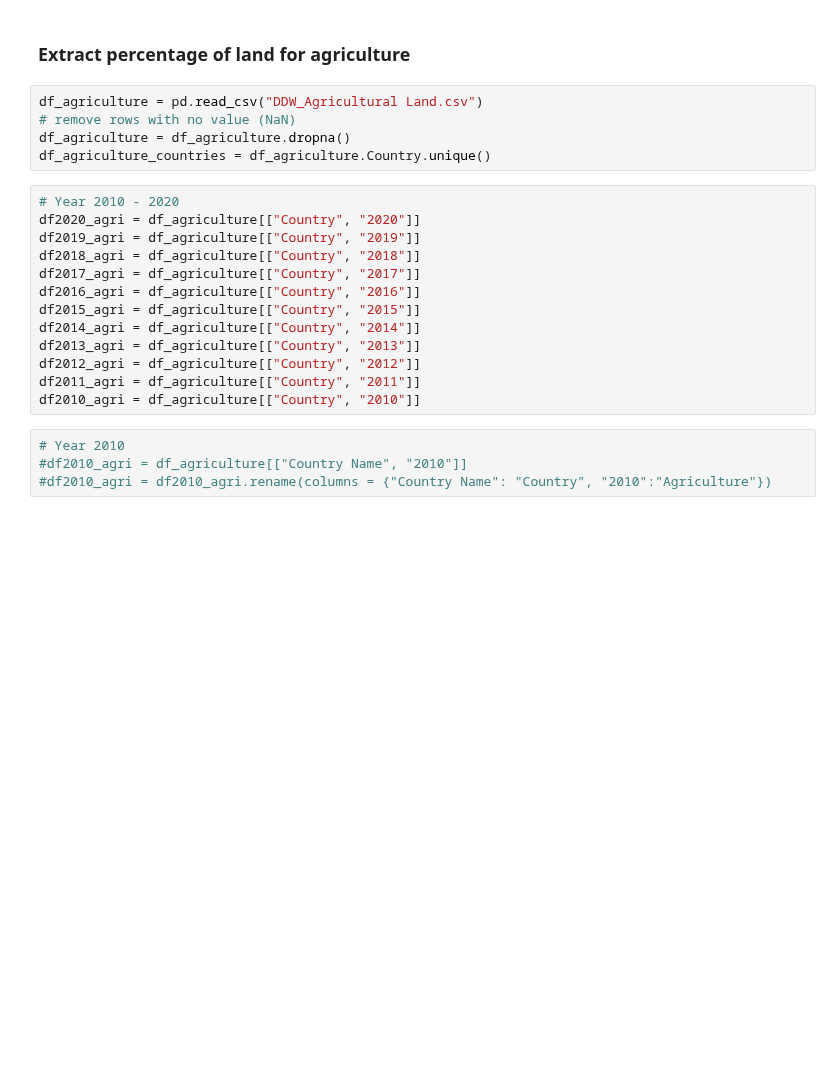
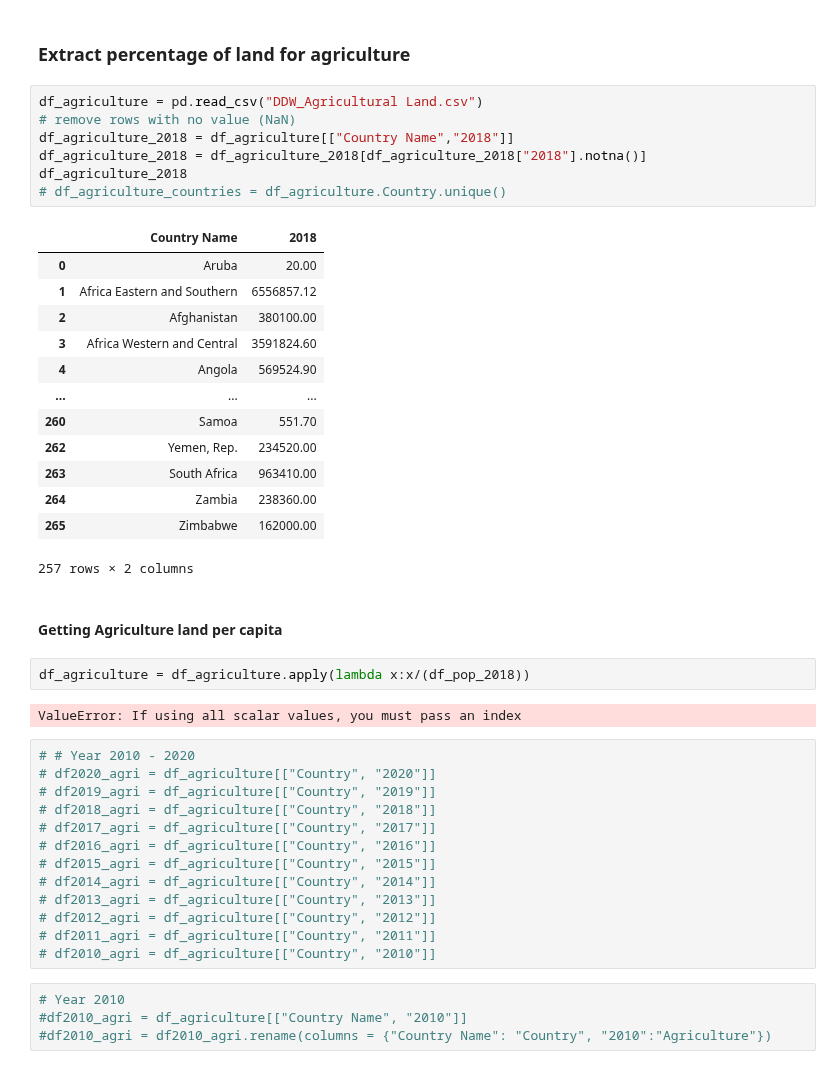
Before and after one commit to tanjoash/2D_data_driven_world, a Jupyter notebook: 2dwork/2D DDW.ipynb, the cells around one changed output. Cells and saved outputs as stored; diff of their text form; blank space fills up the shorter version.

```diff
--- a/2dwork/2D DDW.ipynb
+++ b/2dwork/2D DDW.ipynb
@@ -184,21 +209,43 @@ df2010_GDP = df2010_GDP.rename(columns = {"2010":"GDP"})
 # %%
 df_agriculture = pd.read_csv("DDW_Agricultural Land.csv")
 # remove rows with no value (NaN)
-df_agriculture = df_agriculture.dropna()
-df_agriculture_countries = df_agriculture.Country.unique()
+df_agriculture_2018 = df_agriculture[["Country Name","2018"]]
+df_agriculture_2018 = df_agriculture_2018[df_agriculture_2018["2018"].notna()]
+df_agriculture_2018
+# df_agriculture_countries = df_agriculture.Country.unique()
+# %% [output]
+|  | Country Name | 2018 |
+| 0 | Aruba | 20.00 |
+| 1 | Africa Eastern and Southern | 6556857.12 |
+| 2 | Afghanistan | 380100.00 |
+| 3 | Africa Western and Central | 3591824.60 |
+| 4 | Angola | 569524.90 |
+| ... | ... | ... |
+| 260 | Samoa | 551.70 |
+| 262 | Yemen, Rep. | 234520.00 |
+| 263 | South Africa | 963410.00 |
+| 264 | Zambia | 238360.00 |
+| 265 | Zimbabwe | 162000.00 |
+257 rows × 2 columns
+# %% [markdown]
+#### Getting Agriculture land per capita
+# %%
+df_agriculture = df_agriculture.apply(lambda x:x/(df_pop_2018))
+# %% [output]
+ValueError: If using all scalar values, you must pass an index
 # %%
-# Year 2010 - 2020
-df2020_agri = df_agriculture[["Country", "2020"]]
-df2019_agri = df_agriculture[["Country", "2019"]]
-df2018_agri = df_agriculture[["Country", "2018"]]
-df2017_agri = df_agriculture[["Country", "2017"]]
-df2016_agri = df_agriculture[["Country", "2016"]]
-df2015_agri = df_agriculture[["Country", "2015"]]
-df2014_agri = df_agriculture[["Country", "2014"]]
-df2013_agri = df_agriculture[["Country", "2013"]]
-df2012_agri = df_agriculture[["Country", "2012"]]
-df2011_agri = df_agriculture[["Country", "2011"]]
-df2010_agri = df_agriculture[["Country", "2010"]]
+# # Year 2010 - 2020
+# df2020_agri = df_agriculture[["Country", "2020"]]
+# df2019_agri = df_agriculture[["Country", "2019"]]
+# df2018_agri = df_agriculture[["Country", "2018"]]
+# df2017_agri = df_agriculture[["Country", "2017"]]
+# df2016_agri = df_agriculture[["Country", "2016"]]
+# df2015_agri = df_agriculture[["Country", "2015"]]
+# df2014_agri = df_agriculture[["Country", "2014"]]
+# df2013_agri = df_agriculture[["Country", "2013"]]
+# df2012_agri = df_agriculture[["Country", "2012"]]
+# df2011_agri = df_agriculture[["Country", "2011"]]
+# df2010_agri = df_agriculture[["Country", "2010"]]
 # %%
 # Year 2010
 #df2010_agri = df_agriculture[["Country Name", "2010"]]
```
Also changed, not shown: parts of 5 cells of this notebook.
